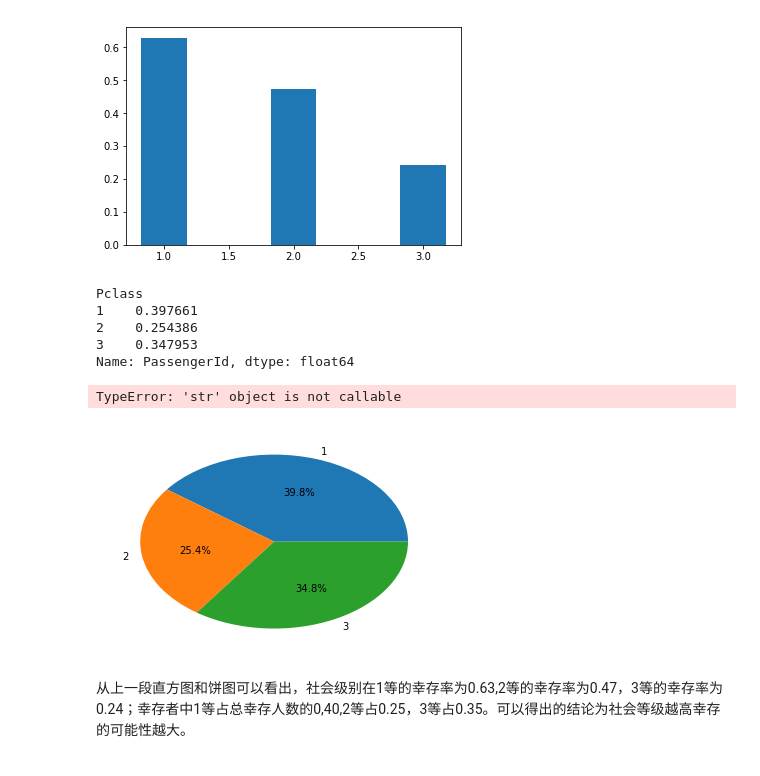
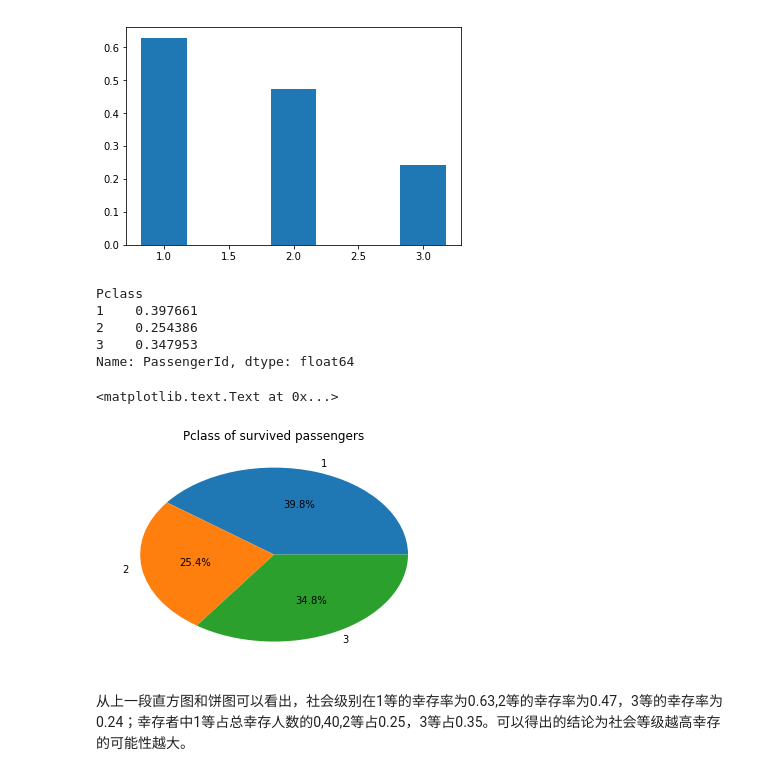
Before and after one commit to janeliao/Udacity_Projects, a Jupyter notebook: p4/p4_the_sinking_of_titanic.ipynb, the cells around one changed output. Cells and saved outputs as stored; diff of their text form; code cells hidden in the pictures.

```diff
--- a/p4/p4_the_sinking_of_titanic.ipynb
+++ b/p4/p4_the_sinking_of_titanic.ipynb
@@ -105,18 +90,18 @@ Name: Survived, dtype: float64
 # %%
 Pclass_proportion_of_suvived = passengers_count(survived_data_df,'Pclass')/ survived_count
 print Pclass_proportion_of_suvived
 #根据幸存人员中各社会等级人数占总幸存人员的比例画出饼图
 labels = ['1','2','3']
-plt.pie(Pclass_proportion_of_suvived,labels=X,autopct='%1.1f%%')
+plt.pie(Pclass_proportion_of_suvived,labels=labels,autopct='%1.1f%%')
 plt.title('Pclass of survived passengers')
 # %% [output]
 Pclass
 1    0.397661
 2    0.254386
 3    0.347953
 Name: PassengerId, dtype: float64
-TypeError: 'str' object is not callable
+<matplotlib.text.Text at 0x...>
-[figure, old version]
+[figure, new version]
 # %% [markdown]
 从上一段直方图和饼图可以看出，社会级别在1等的幸存率为0.63,2等的幸存率为0.47，3等的幸存率为0.24；幸存者中1等占总幸存人数的0,40,2等占0.25，3等占0.35。可以得出的结论为社会等级越高幸存的可能性越大。
 # %%
```
Also changed, not shown: parts of 4 cells of this notebook.
